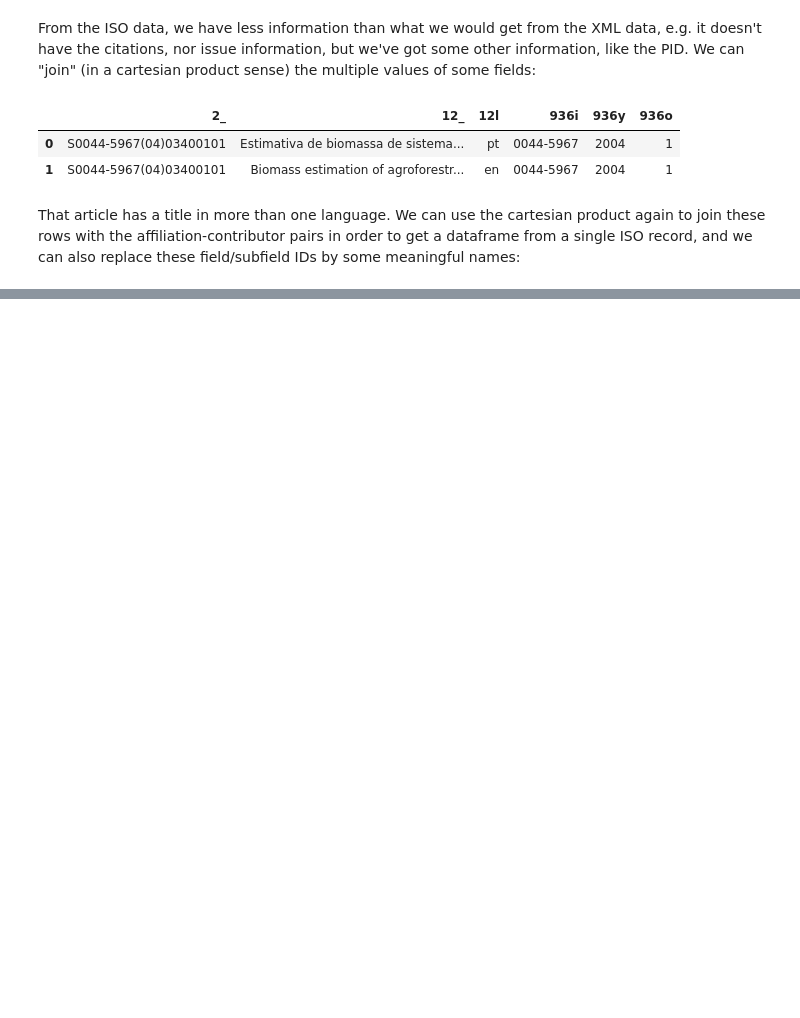
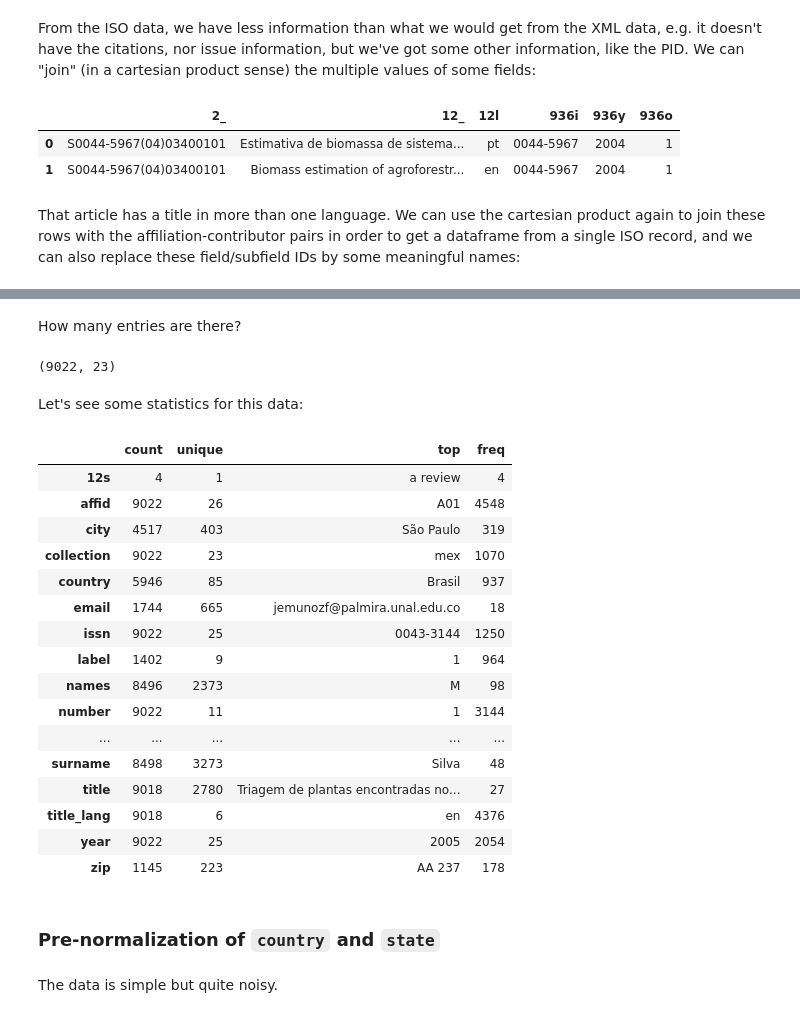
Before and after one commit to scieloorg/normalizations-experiments, a Jupyter notebook: 2019-11_fasttext_from_iso.ipynb, the cells around one changed output, grey strips where cells are left out. Drawn from its saved outputs; the diff is of its cells as text; code cells hidden in the pictures; blank space fills up the shorter version.

```diff
--- a/2019-11_fasttext_from_iso.ipynb
+++ b/2019-11_fasttext_from_iso.ipynb
@@ -192,0 +215,40 @@ record2df(scl1).drop(columns=["email"])
+# %%
+datagens = {k: filter_headers(iso.iter_records(v))
+            for k, v in iso_file_names_map.items()}
+dataset = pd.concat([
+    record2df(record).assign(collection=k)
+    for k, v in datagens.items()
+    for record in take(100, v)
+], axis="index", ignore_index=True, sort=True)
+# %% [markdown]
+How many entries are there?
+# %%
+dataset.shape
+# %% [output]
+(9022, 23)
+# %% [markdown]
+Let's see some statistics for this data:
+# %%
+dataset.describe().T
+# %% [output]
+|  | count | unique | top | freq |
+| 12s | 4 | 1 | a review | 4 |
+| affid | 9022 | 26 | A01 | 4548 |
+| city | 4517 | 403 | São Paulo | 319 |
+| collection | 9022 | 23 | mex | 1070 |
+| country | 5946 | 85 | Brasil | 937 |
+| email | 1744 | 665 | jemunozf@palmira.unal.edu.co | 18 |
+| issn | 9022 | 25 | 0043-3144 | 1250 |
+| label | 1402 | 9 | 1 | 964 |
+| names | 8496 | 2373 | M | 98 |
+| number | 9022 | 11 | 1 | 3144 |
+| ... | ... | ... | ... | ... |
+| surname | 8498 | 3273 | Silva | 48 |
+| title | 9018 | 2780 | Triagem de plantas encontradas no... | 27 |
+| title_lang | 9018 | 6 | en | 4376 |
+| year | 9022 | 25 | 2005 | 2054 |
+| zip | 1145 | 223 | AA 237 | 178 |
+# %% [markdown]
+### Pre-normalization of `country` and `state`
+# %% [markdown]
+The data is simple but quite noisy.
```
Also changed, not shown: parts of 33 cells of this notebook.
